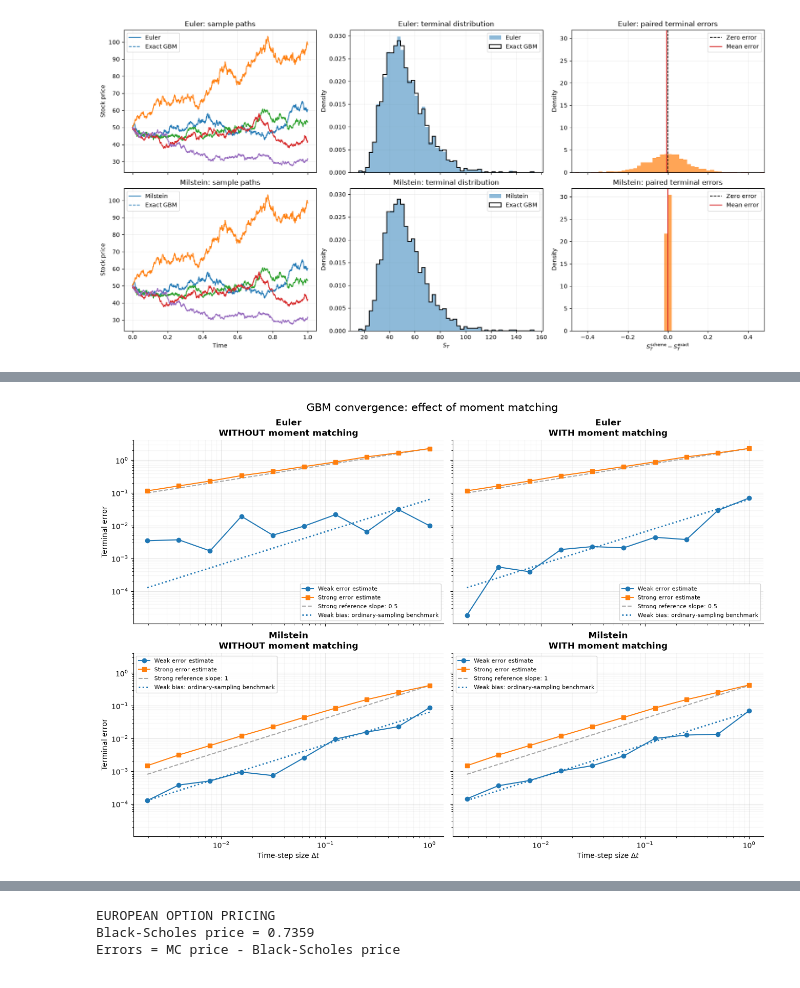
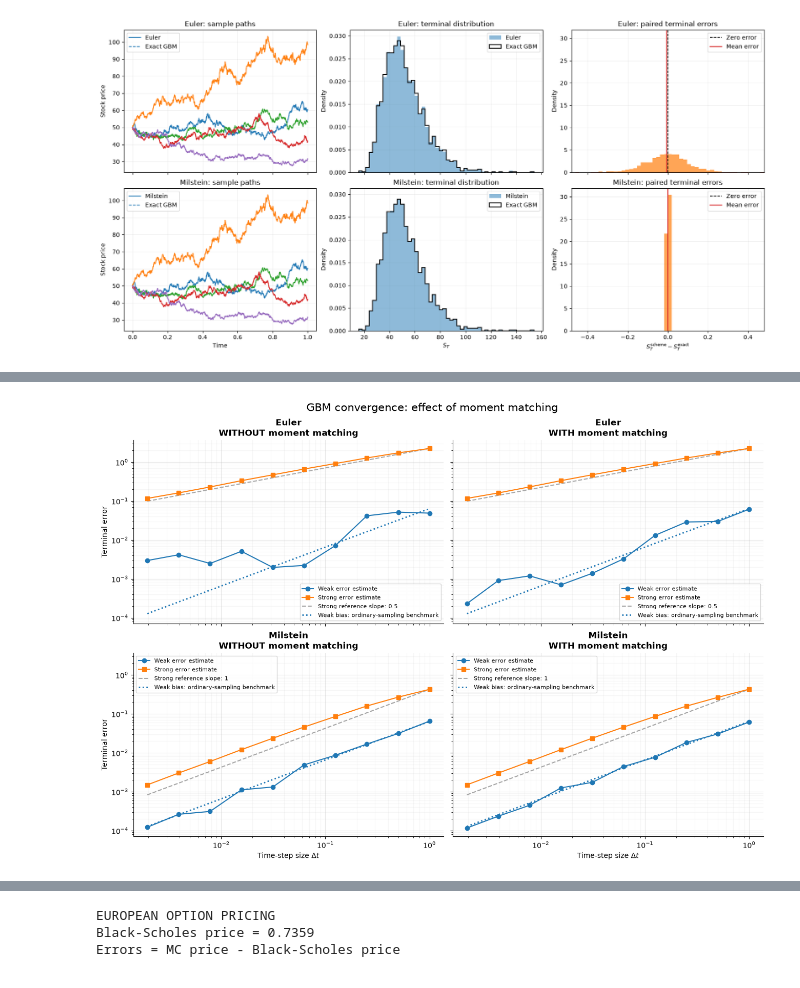
Before and after one commit to alikemal68/PricingEngineMC, a Jupyter notebook: test.ipynb, the cells around one changed output, grey strips where cells are left out. Saved outputs shown, nothing was run; the diff lists cells and outputs as text; code cells hidden in the pictures.

```diff
--- a/test.ipynb
+++ b/test.ipynb
@@ -126,40 +260,41 @@ plt.show()
 # %%
 step_counts = 2 ** np.arange(10)
-seed = 1234
 
-paths_no = 2000
-terminal_time = 1
-interest_rate = 0.05
-vol = 0.3
+N = 5000
+T = 1
+r = 0.05
+sigma = 0.3
 S_0 = 50
 
-results = {}
+seed = 42
+
+discretization_results = {}
 
 for scheme in ("euler", "milstein"):
     for matching in (False, True):
-        # Reuse the underlying normal draws across all four cases.
+
         np.random.seed(seed)
 
-        results[(scheme, matching)] = (
+        discretization_results[(scheme, matching)] = (
             MonteCarloPricing.weak_and_strong_convergence(
-                paths_no,
+                N,
                 step_counts,
-                terminal_time,
-                interest_rate,
-                vol,
+                T,
+                r,
+                sigma,
                 S_0,
                 scheme=scheme,
                 moment_matching=matching,
             )
         )
 
 fig, axes = Plotting.plot_convergence_matching_comparison(
-    results,
+    discretization_results,
     S_0,
-    interest_rate,
-    terminal_time,
+    r,
+    T,
 )
 
 plt.show()
 # %% [output]
-[figure, old version]
+[figure, new version]
```
Also changed, not shown: parts of 29 cells of this notebook, 2 other files.
